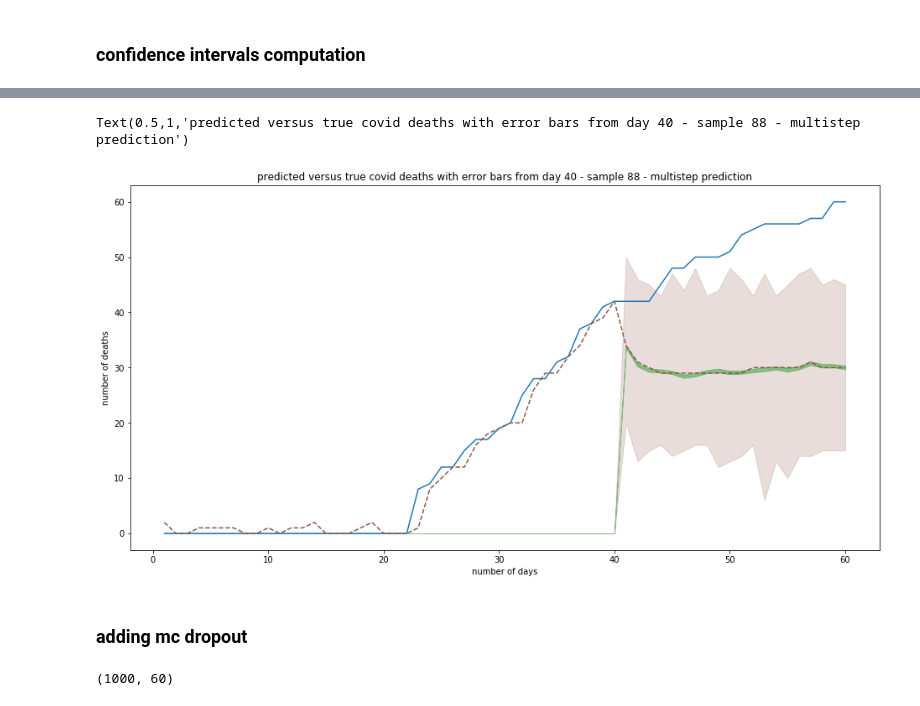
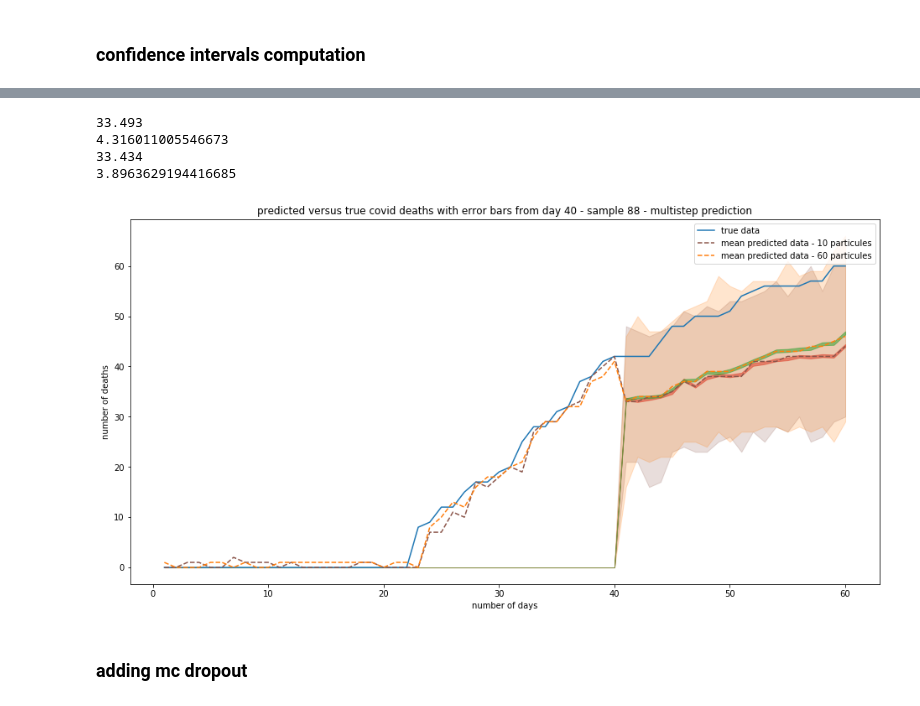
Before and after one commit to AMDonati/SMC-T-v2, a Jupyter notebook: src/plots/plots_covid.ipynb, the cells around one changed output, grey strips where cells are left out. Saved outputs shown, nothing was run; the diff lists cells and outputs as text; code cells hidden in the pictures.

```diff
--- a/src/plots/plots_covid.ipynb
+++ b/src/plots/plots_covid.ipynb
@@ -104,3 +118,0 @@ array([ 0.59621918,  0.13343403,  0.11517307,  0.17527267,  0.21940339,
-# %%
-distrib_rescaled = rescale_covid_data(distrib_20_timsteps, stats=stats_test, index=index)
-distrib_rescaled[:,0]
@@ -156,13 +144,34 @@ upper bound max [0.0, 0.0, 0.0, 0.0, 0.0, 0.0, 0.0, 0.0, 0.0, 0.0, 0.0, 0.0, 0.0
+# %%
+mean_10, std_10, max_10, min_10 = get_distrib_stats(distrib_rescaled_10)
+mean_60, std_60, max_60, min_60 = get_distrib_stats(distrib_rescaled_60)
+lb_10, ub_10, lb_min_10, lb_max_10 = get_errors(mean_10, std_10, max_10, min_10)
+lb_60, ub_60, lb_min_60, lb_max_60 = get_errors(mean_60, std_60, max_60, min_60)
+# %% [output]
+33.493
+4.316011005546673
+33.434
+3.8963629194416685
+# %%
+ci_10 = [lb_10, ub_10]
+min_max_10 = [lb_min_10, lb_max_10]
+ci_60 = [lb_60, ub_60]
+min_max_60 = [lb_min_60, lb_max_60]
 # %%
-fig, ax = plt.subplots(figsize=(16,8))
-ax.plot(x, true_labels, '-', label='true data')
-ax.plot(x, mean_preds_rescaled, '-', linestyle='dashed', color='tab:brown', label='mean predicted data')
-ax.fill_between(x, lower_bound_min, upper_bound_max, alpha=0.2, color='tab:brown')
-ax.fill_between(x, lower_bound, upper_bound, alpha=0.5, color='tab:green')
-ax.set_xlabel('number of days')
-ax.set_ylabel('number of deaths')
-title = "predicted versus true covid deaths with error bars from day 40 - sample {} - multistep prediction".format(index)
-ax.set_title(title)
+def plot_inference_smc_t(title, x, true_labels, mean_preds_10, ci_10, min_max_10, mean_preds_60=None, ci_60=None, min_max_60=None):
+    fig, ax = plt.subplots(figsize=(16,8))
+    ax.plot(x, true_labels, '-', label='true data')
+
+    ax.plot(x, mean_preds_10, '-', linestyle='dashed', color='tab:brown', label='mean predicted data - 10 particules')
+    ax.fill_between(x, min_max_10[0], min_max_10[1], alpha=0.2, color='tab:brown')
+    ax.fill_between(x, ci_10[0], ci_10[1], alpha=0.5, color='tab:red')
+
+    if mean_preds_60 is not None:
+        ax.plot(x, mean_preds_60, '-', linestyle='dashed', color='tab:orange', label='mean predicted data - 60 particules')
+        ax.fill_between(x, min_max_60[0], min_max_60[1], alpha=0.2, color='tab:orange')
+        ax.fill_between(x, ci_60[0], ci_60[1], alpha=0.5, color='tab:green')
+
+    ax.set_xlabel('number of days')
+    ax.set_ylabel('number of deaths')
+    ax.set_title(title)
+    ax.legend()
+    return fig, ax
-# %% [output]
-Text(0.5,1,'predicted versus true covid deaths with error bars from day 40 - sample 88 - multistep prediction')
-[figure, removed]
@@ -174,0 +178,5 @@ Text(0.5,1,'predicted versus true covid deaths with error bars from day 40 - sam
+# %%
+title = "predicted versus true covid deaths with error bars from day 40 - sample {} - multistep prediction".format(index)
+fig, ax = plot_inference_smc_t(title, x, true_labels, mean_preds_rescaled_10, ci_10, min_max_10, mean_preds_rescaled_60, ci_60, min_max_60)
+# %% [output]
+[figure, added]
@@ -175,8 +187,2 @@ Text(0.5,1,'predicted versus true covid deaths with error bars from day 40 - sam
 # %% [markdown]
 ### adding mc dropout
-# %%
-mc_samples = np.load(mc_drop_1_path)
-#mc_samples = mc_samples_1.reshape(mc_samples_1.shape[1], mc_samples_1.shape[2])
-mc_samples.shape
-# %% [output]
-(1000, 60)
```
Also changed, not shown: parts of 48 cells of this notebook, 6 other files.
